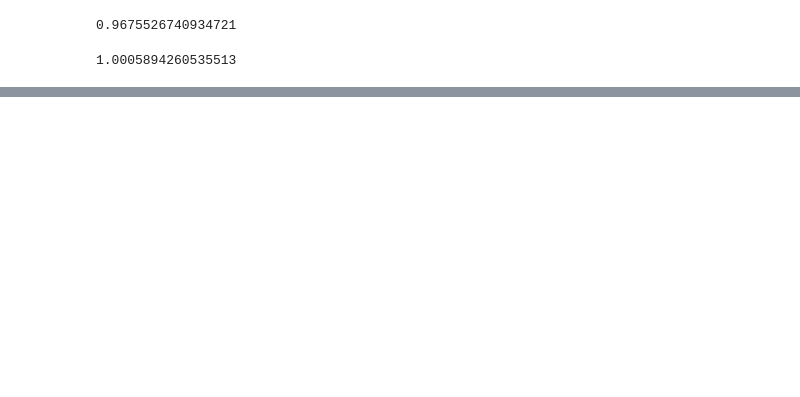
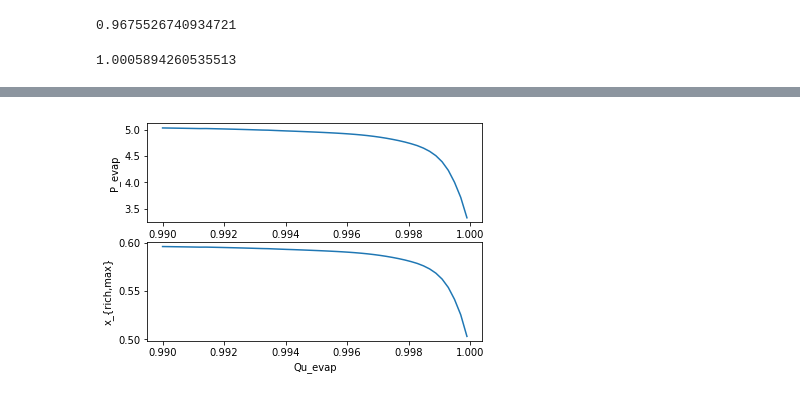
Before and after one commit to nfette/openACHP, a Jupyter notebook: src/Feasibility of ammonia-aqua chiller.ipynb, the cells around one changed output, grey strips where cells are left out. Cells and saved outputs as stored; diff of their text form; code cells hidden in the pictures; blank space fills up the shorter version.

```diff
--- a/src/Feasibility of ammonia-aqua chiller.ipynb
+++ b/src/Feasibility of ammonia-aqua chiller.ipynb
@@ -270,0 +622,18 @@ Qu_imagined
+# %%
+# What is the effect of vapor quality at evaporator outlet?
+Qu_evap = numpy.linspace(0.99,0.9999)
+T,P_evap,x,h,s,u,v,Qu=amm.props2v(T=278,x=0.9998,Qu=Qu_evap)
+T,P,x_abs,h,s,u,v,Qu=amm.props2v(T=300,P=P,Qu=0)
+
+fig=plt.figure()
+ax1=fig.add_subplot(211)
+ax1.set_ylabel('P_evap')
+ax1.plot(Qu_evap,P_evap)
+
+ax2=fig.add_subplot(212)
+ax2.set_ylabel('x_{rich,max}')
+ax2.set_xlabel('Qu_evap')
+ax2.plot(Qu_evap,x_abs)
+plt.show()
+# %% [output]
+[figure, added]
```
Also changed, not shown: parts of 16 cells of this notebook, 1 other file.
